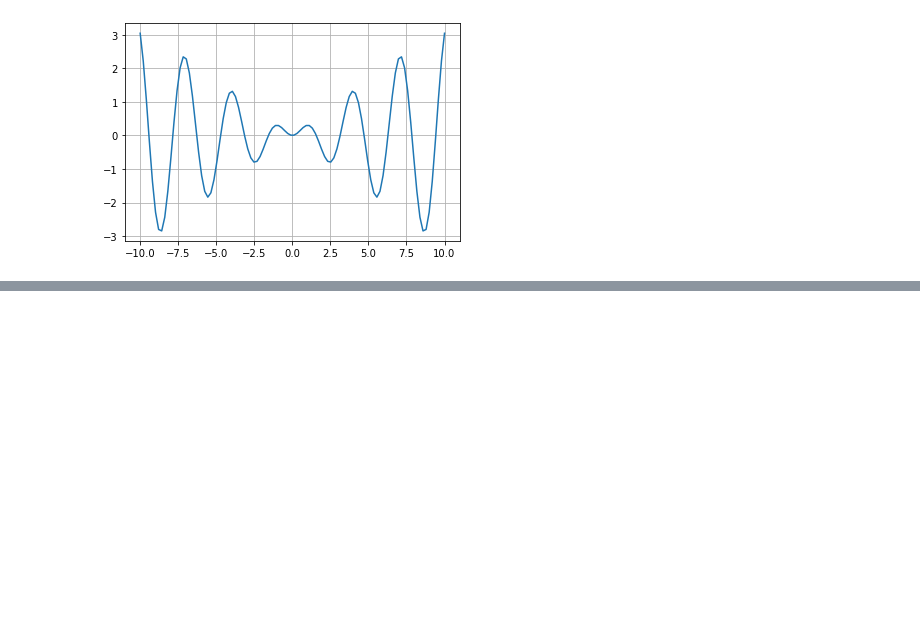
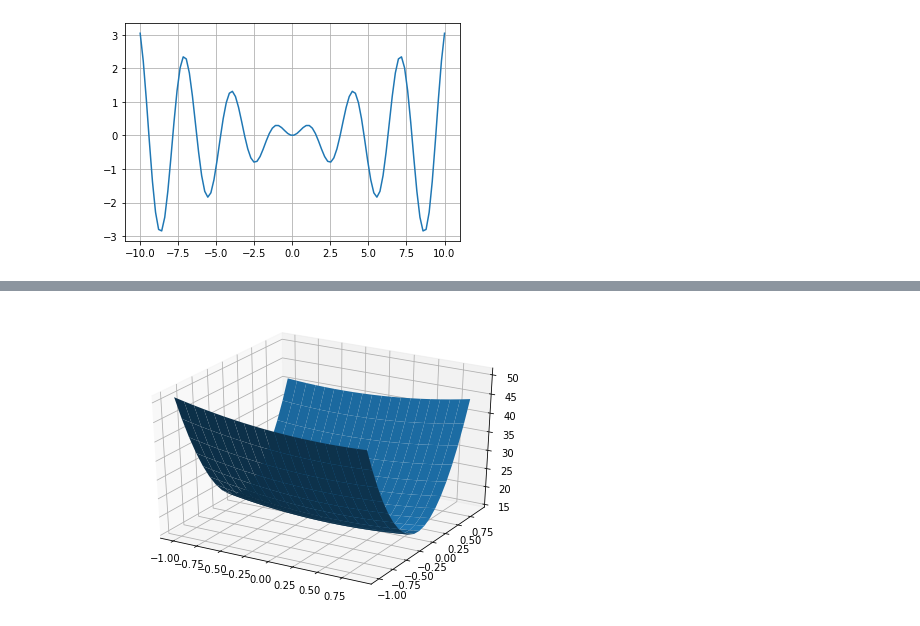
Before and after one commit to alex-kalinichenko/misc, a Jupyter notebook: notebooks/graph.ipynb, the cells around one changed output, grey strips where cells are left out. Saved outputs shown, nothing was run; the diff lists cells and outputs as text; code cells hidden in the pictures; blank space fills up the shorter version.

```diff
--- a/notebooks/graph.ipynb
+++ b/notebooks/graph.ipynb
@@ -64,0 +82,17 @@ plt.grid(True)
+# %%
+import numpy as np
+import matplotlib.pyplot as plt
+import scipy
+import scipy.linalg
+from pylab import *
+from mpl_toolkits.mplot3d import Axes3D
+
+fig = figure()
+ax = Axes3D(fig)
+x = np.arange(-1, 1, 0.1)
+y = np.arange(-1, 1, 0.1)
+x, y = np.meshgrid(x, y)
+
+ax.plot_surface(x, y, 2*x**2 + 2*x*y + 32*y**2 + 15);
+# %% [output]
+[figure, added]
```
Also changed, not shown: parts of 2 cells of this notebook, 3 other files.
